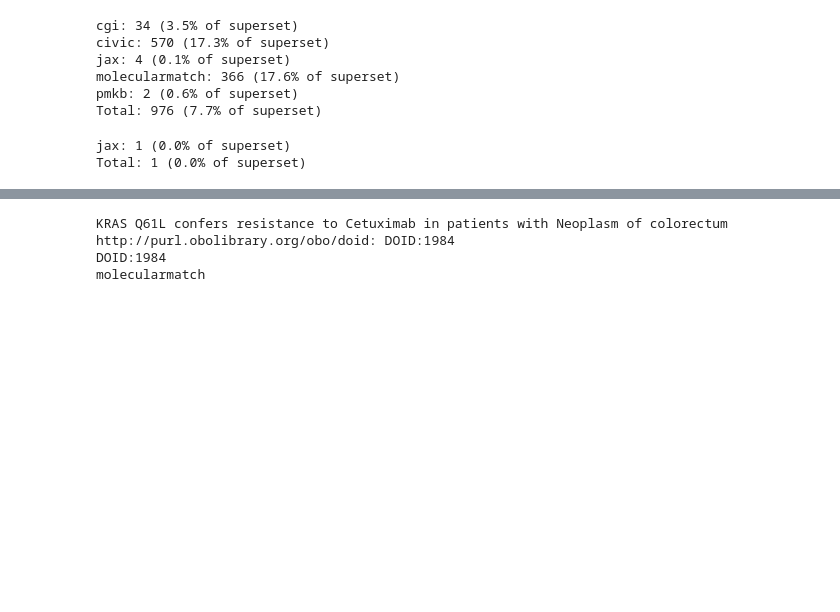
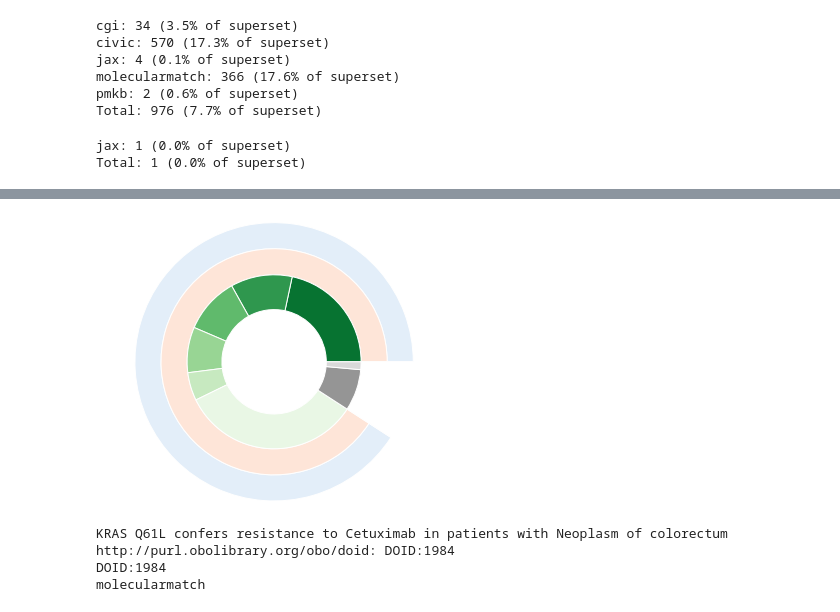
Before and after one commit to ahwagner/vicckb, a Jupyter notebook: figures.ipynb, the cells around one changed output, grey strips where cells are left out. Drawn from its saved outputs; the diff is of its cells as text; code cells hidden in the pictures; blank space fills up the shorter version.

Commit message:
WIP: update figure nb

```diff
--- a/figures.ipynb
+++ b/figures.ipynb
@@ -904,7 +904,7 @@ def assign_to_nearest_id(ids, id_, d, terminals):
 topnode_map = dict()
 assign_to_nearest_id(['DOID:162'], 'DOID:162', topnode_map, topnodes_docancerslim)
 # %%
-c = Counter()
+cancer_counts = Counter()
 
 cancer_associations = do_sourced.select(
     lambda x: topnode_map.get(x.disease.id, False))
@@ -912,7 +912,7 @@ cancer_associations = do_sourced.select(
 for association in cancer_associations:
     disease_id = association.disease.id
     topnode_id = topnode_map[disease_id]
-    c[topnode_id] += 1
+    cancer_counts[topnode_id] += 1
 
 cancer_associations.report_groups(do_sourced)
 # %% [output]
@@ -1045,0 +1013,9 @@ plt.show()
+# %%
+incidence_by_topnode = Counter()
+mortality_by_topnode = Counter()
+p = (len(benign_associations) + len(other_associations)) / len(do_sourced)
+with open('data/Cancer Incidence and Mortality 2018.csv', 'r') as f:
+    reader = csv.DictReader(f)
+    for row in reader:
+        incidence_by_topnode[topnode_map[row['DOID']]] += int(row['New Cases'])
+        mortality_by_topnode[topnode_map[row['DOID']]] += int(row['Estimated Deaths'])
@@ -1046,3 +1072,68 @@ plt.show()
+# %%
+incidence_group_names = ['hi there'] + ['other']
+incidence_group_sizes = spaced_counts([3], p)
+# %%
+mortality_group_names = ['hi there'] + ['other']
+mortality_group_sizes = spaced_counts([3], p)
+# %%
+# Create colors
+a, b, c, d=[plt.cm.Greens, plt.cm.Greys, plt.cm.Blues, plt.cm.Reds]
+
+colors = {
+    'lung cancer': a(0.85),
+    'breast cancer': a(0.70),
+    'hematologic cancer': a(0.55),
+    'large intestine cancer': a(0.40),
+    'melanoma': a(0.25),
+    'benign': b(0.50),
+    'other': b(0.25)
+}
+
+incidence_colors = {
+    'lung cancer': c(0.85),
+    'breast cancer': c(0.70),
+    'hematologic cancer': c(0.55),
+    'large intestine cancer': c(0.40),
+    'melanoma': c(0.25),
+    'benign': 'white',
+    'other': 'white'
+}
+
+mortality_colors = {
+    'lung cancer': d(0.85),
+    'breast cancer': d(0.70),
+    'hematologic cancer': d(0.55),
+    'large intestine cancer': d(0.40),
+    'melanoma': d(0.25),
+    'benign': 'white',
+    'other': 'white'
+}
+
+# First Ring (incidence)
+fig, ax = plt.subplots()
+ax.axis('equal')
+
+mypie, _ = ax.pie(incidence_group_sizes, radius=1.6,
+                   labeldistance=0.7, colors=[incidence_colors.get(x, c(0.10)) for x in incidence_group_names])
+plt.setp( mypie, width=0.3, edgecolor='white')
+
+# Second Ring (mortality)
+
+mypie2, _ = ax.pie(mortality_group_sizes, radius=1.3,
+                   labeldistance=0.7, colors=[mortality_colors.get(x, d(0.10)) for x in mortality_group_names])
+plt.setp( mypie2, width=0.3, edgecolor='white')
+
+
+# Third Ring (Interpretations)
+mypie3, _ = ax.pie(interpretation_group_sizes, radius=1.0,
+                   labeldistance=0.7, colors=[colors.get(x, a(0.10)) for x in interpretation_group_names])
+plt.setp( mypie3, width=0.4, edgecolor='white')
+plt.margins(0,0)
+
+# show it
+plt.show()
+# %% [output]
+[figure, added]
 # %%
 b = benign_associations[0]
 print(b.description)
```
Also changed, not shown: parts of 16 cells of this notebook.
